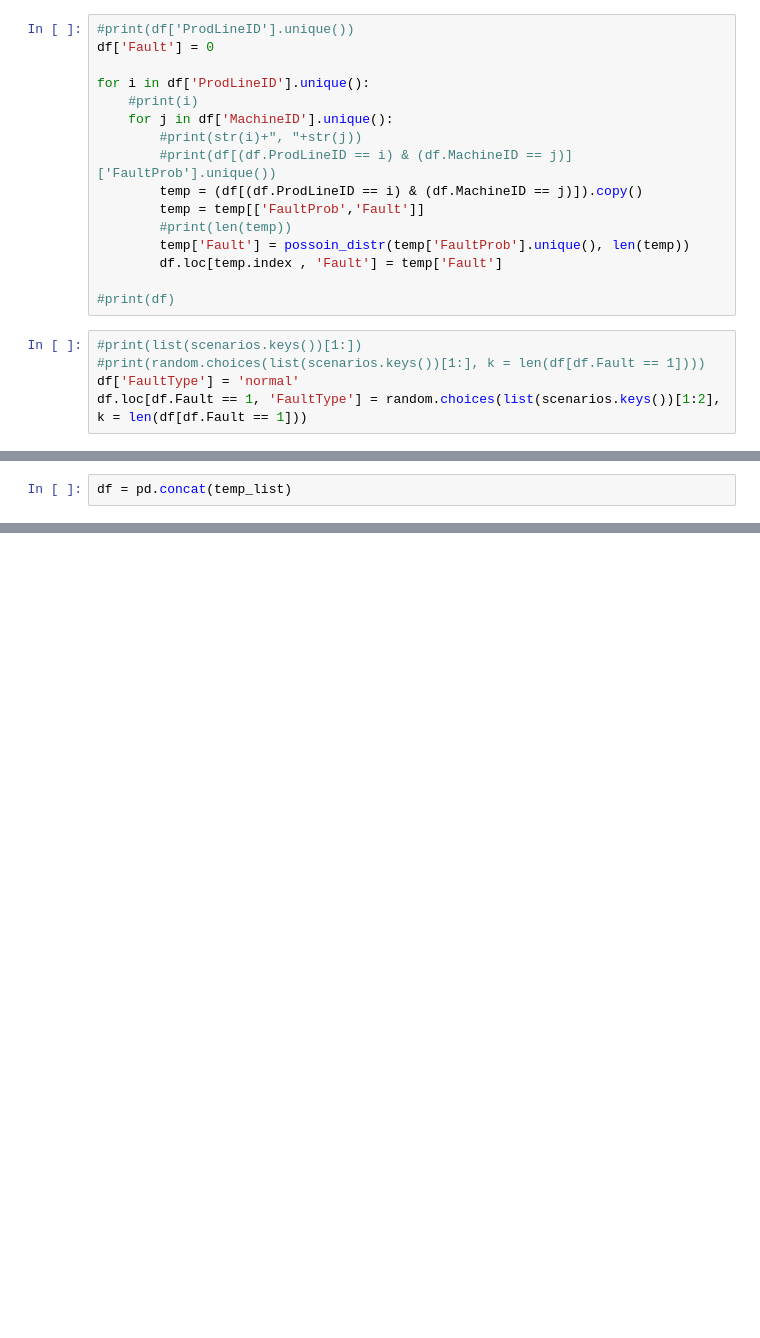
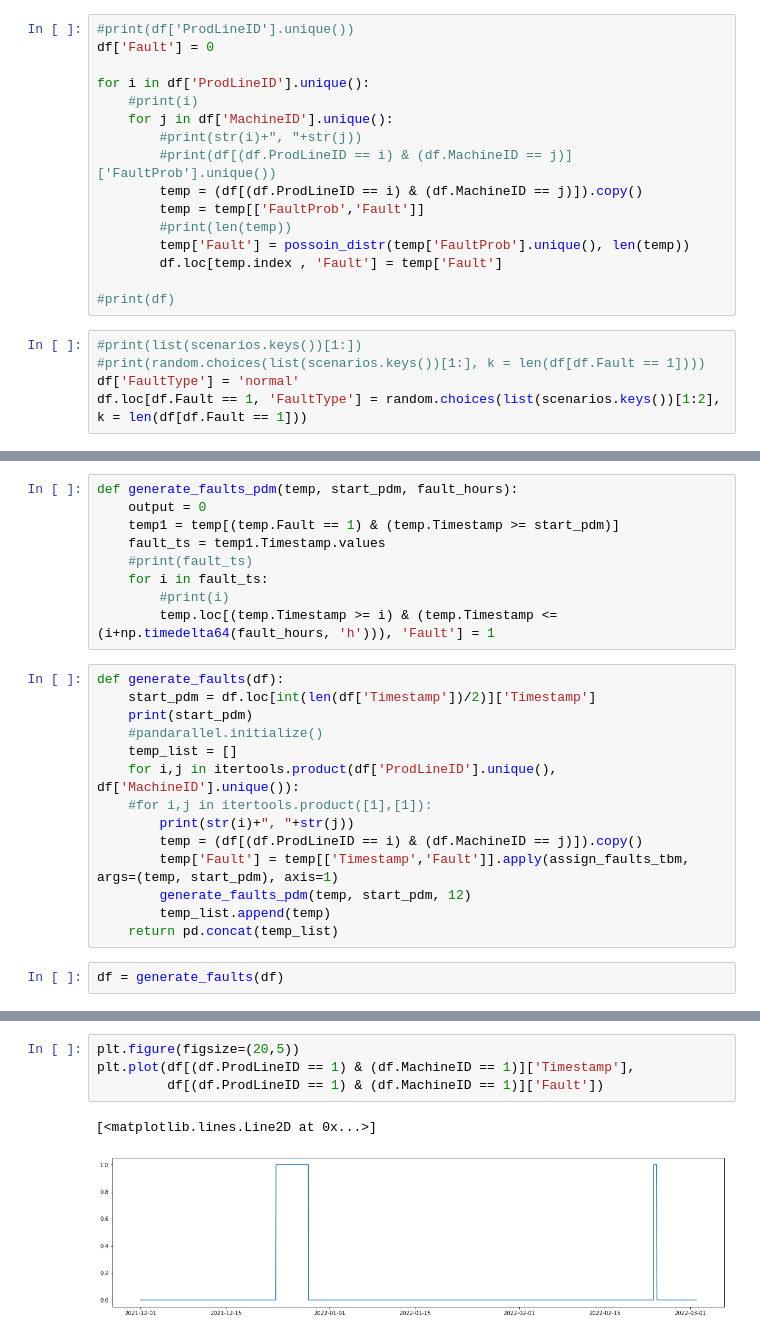
Before and after one commit to SAP-samples/btp-ai-sustainability-bootcamp, a Jupyter notebook: src/data-simulation/data_simulation.ipynb, the cells around one changed output, grey strips where cells are left out. Cells and saved outputs as stored; diff of their text form; blank space fills up the shorter version.

Commit message:
adding faults

```diff
--- a/src/data-simulation/data_simulation.ipynb
+++ b/src/data-simulation/data_simulation.ipynb
@@ -217,2 +193,25 @@ plt.plot(cesare['Timestamp'], cesare['Fault'])
-# %%
-df = pd.concat(temp_list)
+# %%
+def generate_faults_pdm(temp, start_pdm, fault_hours):
+    output = 0
+    temp1 = temp[(temp.Fault == 1) & (temp.Timestamp >= start_pdm)]
+    fault_ts = temp1.Timestamp.values
+    #print(fault_ts)
+    for i in fault_ts:
+        #print(i)
+        temp.loc[(temp.Timestamp >= i) & (temp.Timestamp <= (i+np.timedelta64(fault_hours, 'h'))), 'Fault'] = 1
+# %%
+def generate_faults(df):
+    start_pdm = df.loc[int(len(df['Timestamp'])/2)]['Timestamp']
+    print(start_pdm)
+    #pandarallel.initialize()
+    temp_list = []
+    for i,j in itertools.product(df['ProdLineID'].unique(), df['MachineID'].unique()):
+    #for i,j in itertools.product([1],[1]):
+        print(str(i)+", "+str(j))
+        temp = (df[(df.ProdLineID == i) & (df.MachineID == j)]).copy()
+        temp['Fault'] = temp[['Timestamp','Fault']].apply(assign_faults_tbm, args=(temp, start_pdm), axis=1)
+        generate_faults_pdm(temp, start_pdm, 12)
+        temp_list.append(temp)
+    return pd.concat(temp_list)
+# %%
+df = generate_faults(df)
@@ -218,0 +236,7 @@ df = pd.concat(temp_list)
+# %%
+plt.figure(figsize=(20,5))
+plt.plot(df[(df.ProdLineID == 1) & (df.MachineID == 1)]['Timestamp'],
+         df[(df.ProdLineID == 1) & (df.MachineID == 1)]['Fault'])
+# %% [output]
+[<matplotlib.lines.Line2D at 0x...>]
+[figure, added]
```
Also changed, not shown: parts of 8 cells of this notebook.
